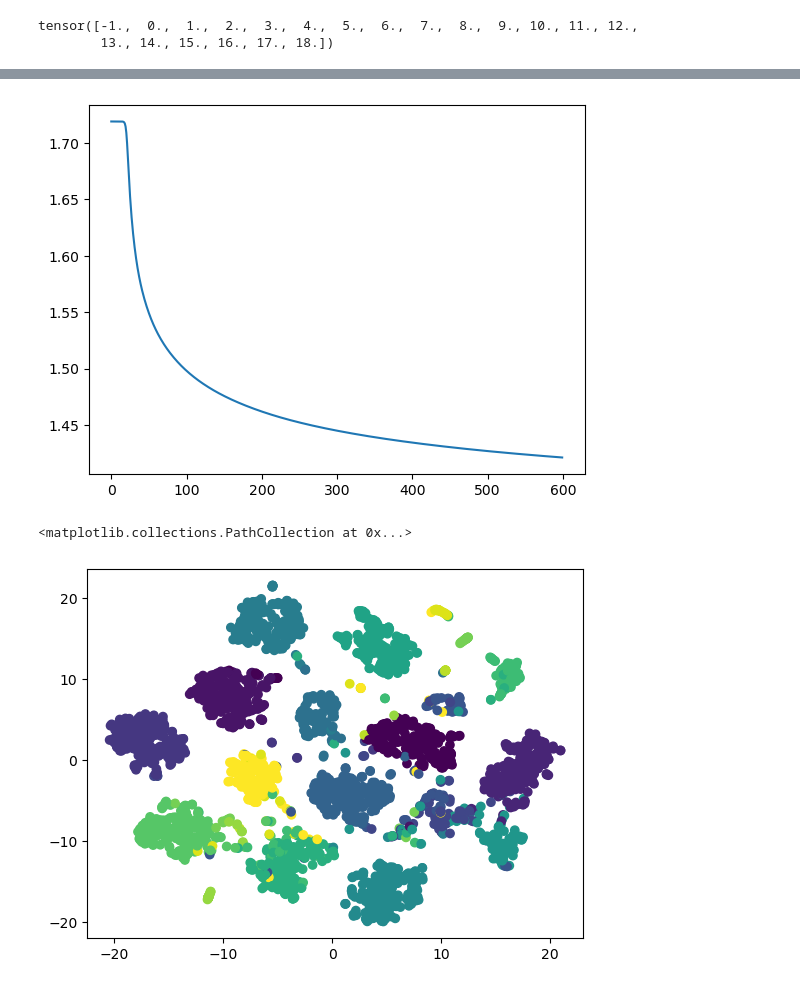
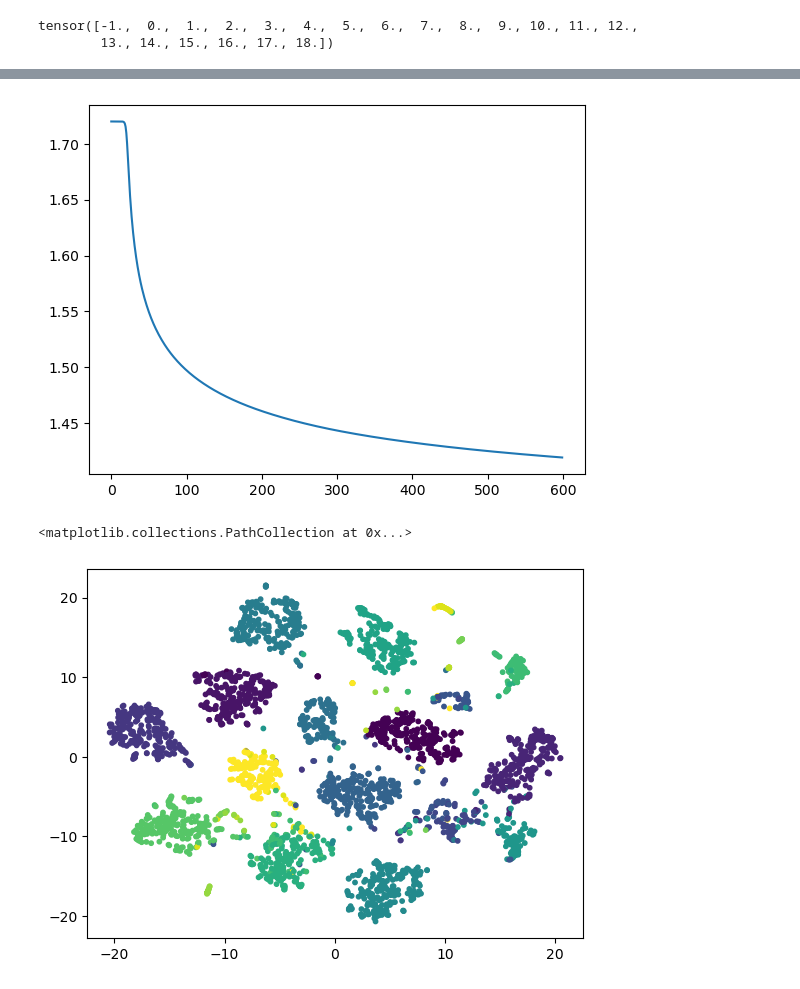
Before and after one commit to JDekun/openseg.pytorch, a Jupyter notebook: t-sne/main.ipynb, the cells around one changed output, grey strips where cells are left out. Cells and saved outputs as stored; diff of their text form; code cells hidden in the pictures.

```diff
--- a/t-sne/main.ipynb
+++ b/t-sne/main.ipynb
@@ -49,7 +47,7 @@ plt.scatter(res[:,0],res[:,1],c=C.numpy())
 # %%
 T=tsne.myTSNE(X)
-res=T.train(epoch=600, lr=50, weight_decay=0., momentum=0.5, show=True).numpy()
-plt.scatter(res[:,0],res[:,1],c=C.numpy())
+res1=T.train(epoch=600, lr=50, weight_decay=0., momentum=0.5, show=True).numpy()
+plt.scatter(res1[:,0],res1[:,1],c=C.numpy(),s=20)
 # %% [output]
 Computing pairwise distances...
 Computing P-values for point 0 of 3221...
@@ -72,5 +70,5 @@ final loss=26.37004280090332
 [figure]
 <matplotlib.collections.PathCollection at 0x...>
-[figure, old version]
+[figure, new version]
 # %%
 T=tsne.myTSNE(X)
```
Also changed, not shown: parts of 5 cells of this notebook, 5 other files.
